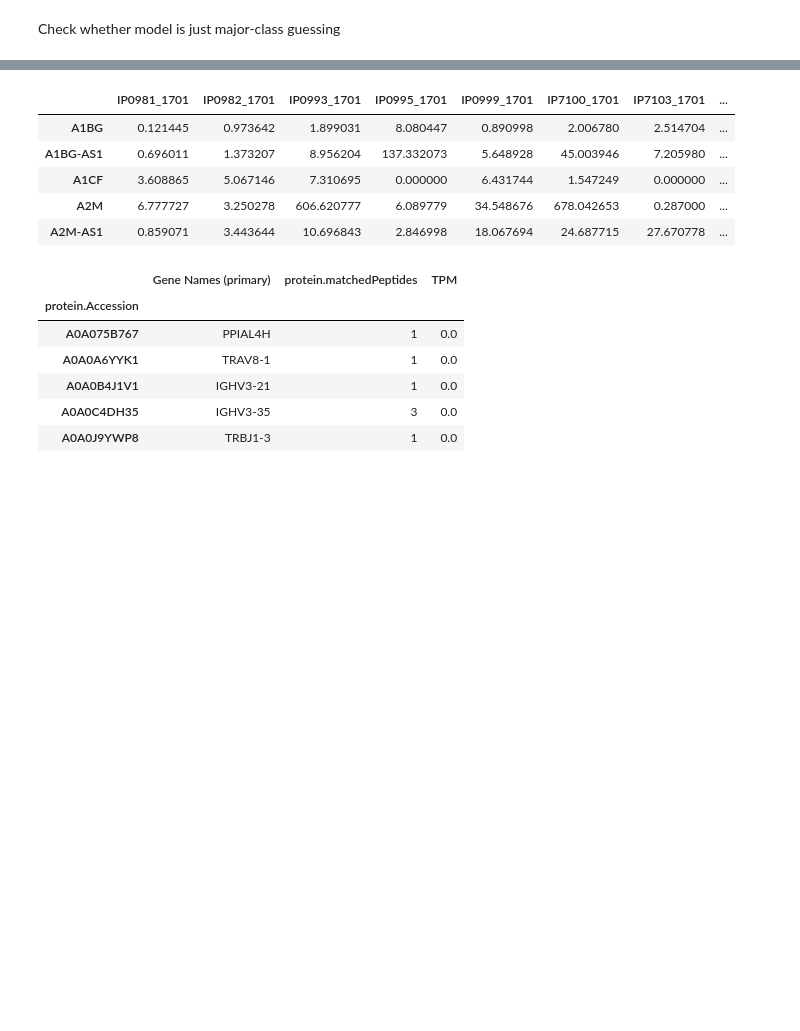
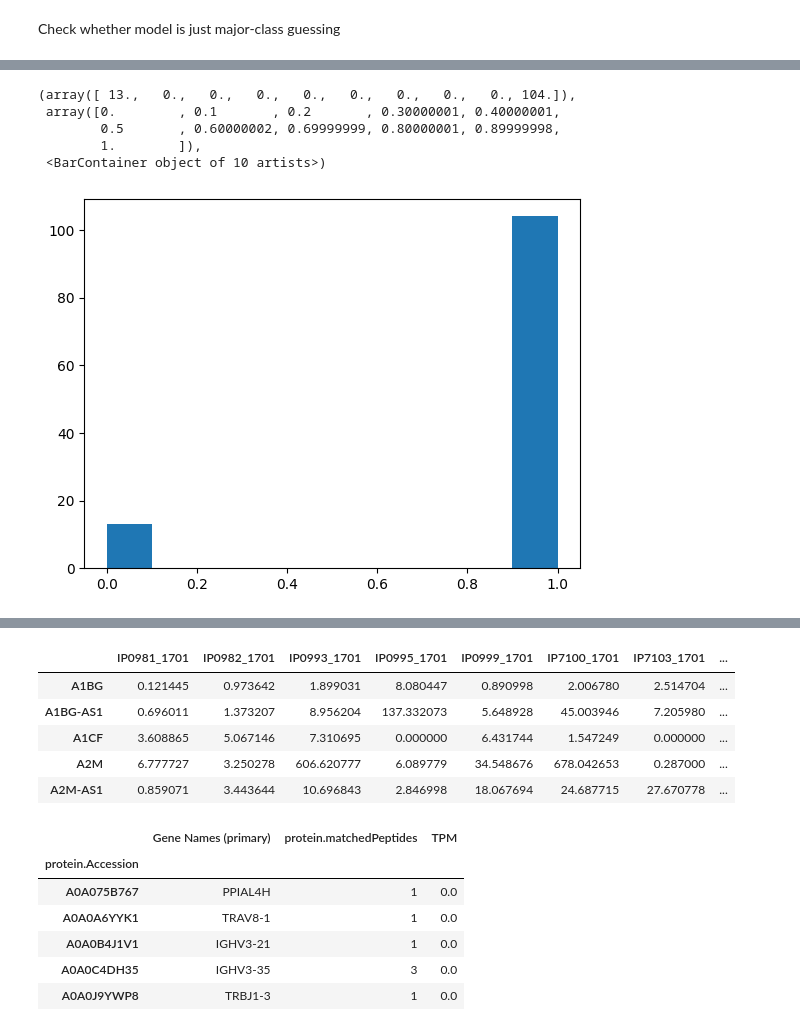
Before and after one commit to FDUguchunhui/protools, a Jupyter notebook: PPI-for-protein-detection/python-analysis/GNN-PPI-gastric.ipynb, the cells around one changed output, grey strips where cells are left out. Saved outputs shown, nothing was run; the diff lists cells and outputs as text; code cells hidden in the pictures; blank space fills up the shorter version.

```diff
--- a/PPI-for-protein-detection/python-analysis/GNN-PPI_gastric.ipynb
+++ b/PPI-for-protein-detection/python-analysis/GNN-PPI-gastric.ipynb
@@ -536,3 +525,12 @@ Text(0.5, 1.0, 'Test ROC')
+# %%
+plt.hist(y_score)
+# %% [output]
+(array([ 13.,   0.,   0.,   0.,   0.,   0.,   0.,   0.,   0., 104.]),
+ array([0.        , 0.1       , 0.2       , 0.30000001, 0.40000001,
+        0.5       , 0.60000002, 0.69999999, 0.80000001, 0.89999998,
+        1.        ]),
+ <BarContainer object of 10 artists>)
+[figure, added]
 # %%
 # from sklearn.metrics import confusion_matrix
 # label_GNN = pred[data_7103.test_mask].numpy()
```
Also changed, not shown: parts of 17 cells of this notebook, 23 other files.
